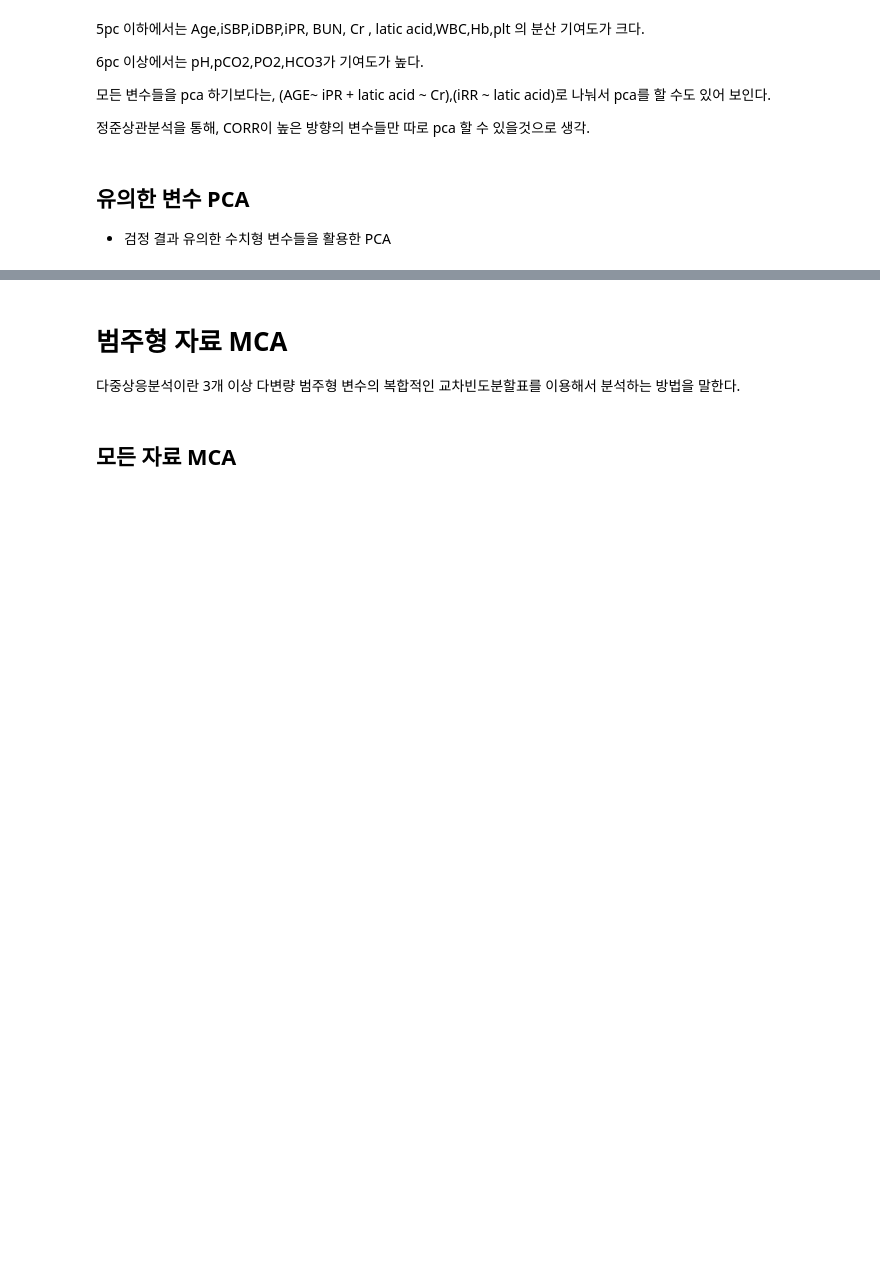
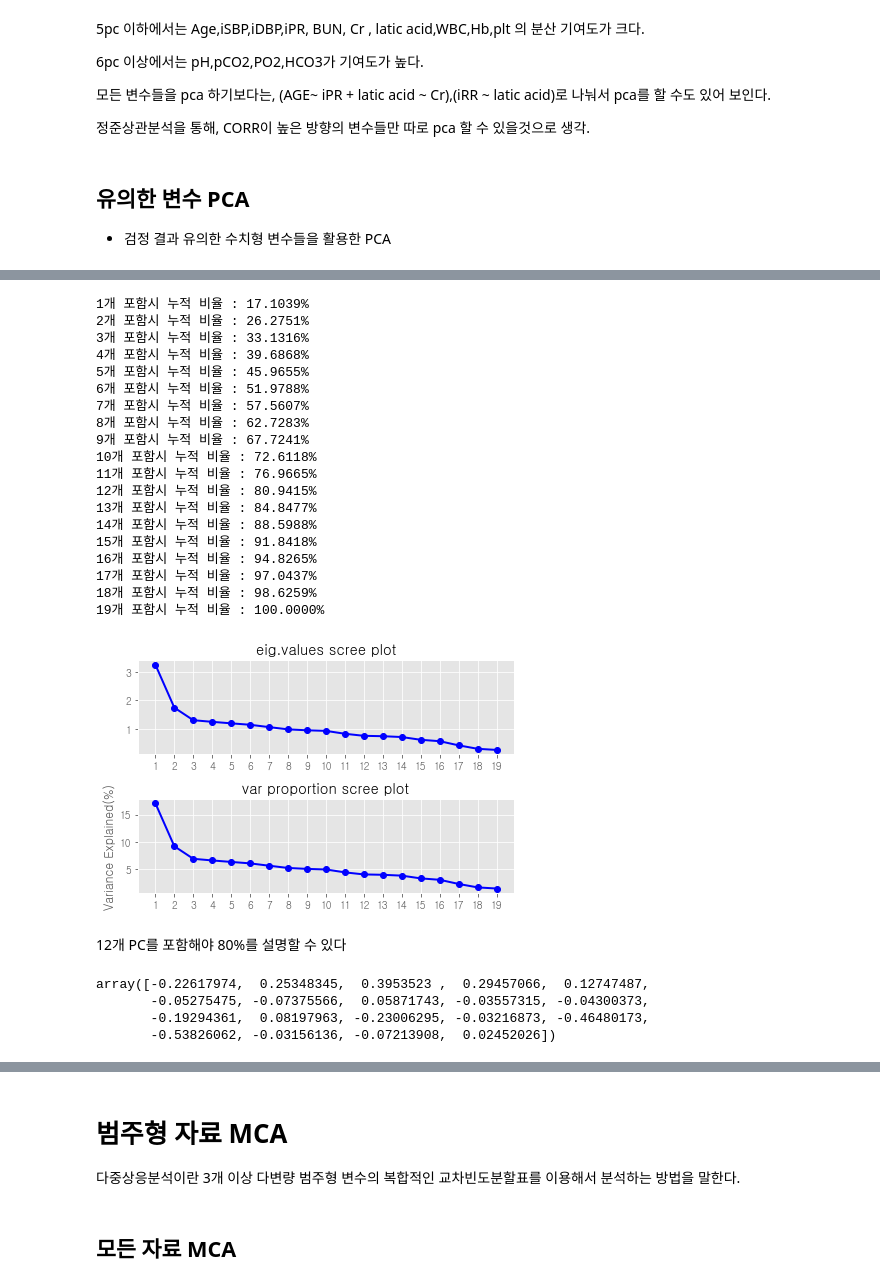
Before and after one commit to bub3690/22-1_multivariate, a Jupyter notebook: final_project/EDA.ipynb, the cells around one changed output, grey strips where cells are left out. Drawn from its saved outputs; the diff is of its cells as text; code cells hidden in the pictures; blank space fills up the shorter version.

```diff
--- a/final_project/EDA.ipynb
+++ b/final_project/EDA.ipynb
@@ -666,19 +628,19 @@ PC 1,2 Directions :
 # %%
 cur_var = []
 
-for i in range(8):
+for i in range(7):
     cur_var.append( np.sum(eig_vals[i:i+1])*100/np.sum(eig_vals) )
     print("{}개 포함시 누적 비율 : {:.4f}%".format(i+1,np.sum(eig_vals[0:i+1])*100/np.sum(eig_vals)))
 
 
 
 plt.subplot(2,1,1)
-plt.plot(np.arange(8)+1,eig_vals, 'o-', linewidth=2, color='blue',)
+plt.plot(np.arange(7)+1,eig_vals, 'o-', linewidth=2, color='blue',)
 plt.xticks(np.arange(1, len(eig_vals)+1, 1))
 plt.title('eig.values scree plot')
 
 plt.subplot(2,1,2)
-plt.plot(np.arange(8)+1,cur_var, 'o-', linewidth=2, color='blue',)
+plt.plot(np.arange(7)+1,cur_var, 'o-', linewidth=2, color='blue',)
 plt.xticks(np.arange(1, len(eig_vals)+1, 1))
 plt.title('var proportion scree plot')
 plt.ylabel('Variance Explained(%)')
@@ -721,0 +747,45 @@ pc1에서 Age,iDBP,iBT,Hb,Plt는 음의 계수를 가지며 헤모글로빈만
+# %%
+cur_var = []
+
+for i in range(19):
+    cur_var.append( np.sum(eig_vals[i:i+1])*100/np.sum(eig_vals) )
+    print("{}개 포함시 누적 비율 : {:.4f}%".format(i+1,np.sum(eig_vals[0:i+1])*100/np.sum(eig_vals)))
+
+
+
+plt.subplot(2,1,1)
+plt.plot(np.arange(19)+1,eig_vals, 'o-', linewidth=2, color='blue',)
+plt.xticks(np.arange(1, len(eig_vals)+1, 1))
+plt.title('eig.values scree plot')
+
+plt.subplot(2,1,2)
+plt.plot(np.arange(19)+1,cur_var, 'o-', linewidth=2, color='blue',)
+plt.xticks(np.arange(1, len(eig_vals)+1, 1))
+plt.title('var proportion scree plot')
+plt.ylabel('Variance Explained(%)')
+
+plt.tight_layout()
+plt.show()
+# %% [output]
+1개 포함시 누적 비율 : 17.1039%
+2개 포함시 누적 비율 : 26.2751%
+3개 포함시 누적 비율 : 33.1316%
+4개 포함시 누적 비율 : 39.6868%
+5개 포함시 누적 비율 : 45.9655%
+6개 포함시 누적 비율 : 51.9788%
+7개 포함시 누적 비율 : 57.5607%
+8개 포함시 누적 비율 : 62.7283%
+9개 포함시 누적 비율 : 67.7241%
+10개 포함시 누적 비율 : 72.6118%
+11개 포함시 누적 비율 : 76.9665%
+12개 포함시 누적 비율 : 80.9415%
+13개 포함시 누적 비율 : 84.8477%
+14개 포함시 누적 비율 : 88.5988%
+15개 포함시 누적 비율 : 91.8418%
+16개 포함시 누적 비율 : 94.8265%
+17개 포함시 누적 비율 : 97.0437%
+18개 포함시 누적 비율 : 98.6259%
+19개 포함시 누적 비율 : 100.0000%
+[figure, added]
+# %% [markdown]
+12개 PC를 포함해야 80%를 설명할 수 있다
@@ -721,0 +807,7 @@ pc1에서 Age,iDBP,iBT,Hb,Plt는 음의 계수를 가지며 헤모글로빈만
+# %%
+eig_vecs[0]
+# %% [output]
+array([-0.22617974,  0.25348345,  0.3953523 ,  0.29457066,  0.12747487,
+       -0.05275475, -0.07375566,  0.05871743, -0.03557315, -0.04300373,
+       -0.19294361,  0.08197963, -0.23006295, -0.03216873, -0.46480173,
+       -0.53826062, -0.03156136, -0.07213908,  0.02452026])
```
Also changed, not shown: parts of 35 cells of this notebook, 3 other files.
